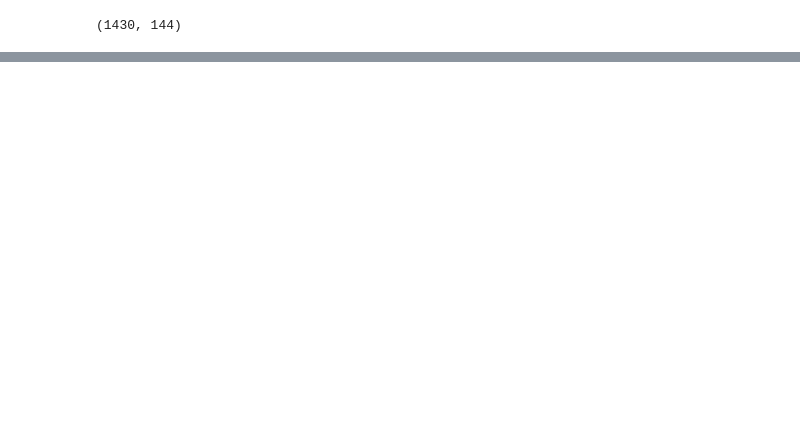
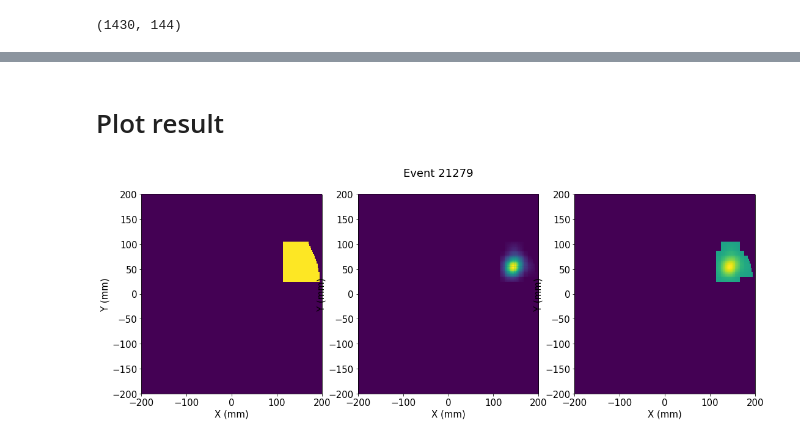
Before and after one commit to jmbenlloch/IC-1, a Jupyter notebook: RESET.ipynb, the cells around one changed output, grey strips where cells are left out. Cells and saved outputs as stored; diff of their text form; code cells hidden in the pictures; blank space fills up the shorter version.

```diff
--- a/RESET.ipynb
+++ b/RESET.ipynb
@@ -250,6 +250,8 @@ sipm_dist = 20.
 point_dist = 20.
 sizeX = 2.
 sizeY = 2.
+sizeX = 10.
+sizeY = 10.
 sipm_thr = 5.
 iterations = 100
 fCathode = True
@@ -725,0 +713,8 @@ func(voxels_d, voxels_out_d, anode_response_d, cath_response_d, pmt_prob_d, sipm
+# %%
+iterations = 3
+for i in range(iterations):
+    if i > 0:
+        voxels_d, voxels_out_d = voxels_out_d, voxels_d
+    print(i)
+
+    func(voxels_d, voxels_out_d, anode_response_d, cath_response_d, pmt_prob_d, sipm_prob_d, selSens_d, np.int32(60), np.int32(144), np.int32(1), block=(1, 1, 1), grid=(60, 1))
@@ -748,0 +780,20 @@ print(voxels[1020])
+# %% [markdown]
+# Plot result
+# %%
+binsX = 400/sizeX
+
+fig, axes = plt.subplots(1, 3, figsize=(18,6))
+fig.suptitle("Event {}".format(evt))
+plt.sca(axes[0])
+_ = hist2d(voxels['x'], voxels['y'], [binsX, binsX], [[-200.,200.],[-200.,200.]], weights= voxels['E'], new_figure=False)
+labels("X (mm)", "Y (mm)", "")
+
+plt.sca(axes[1])
+_ = hist2d(voxels_out['x'], voxels_out['y'], [binsX, binsX], [[-200.,200.],[-200.,200.]], weights= voxels_out['E'], new_figure=False)
+labels("X (mm)", "Y (mm)", "")
+
+plt.sca(axes[2])
+_ = hist2d(imageIter[0], imageIter[1], [binsX, binsX], [[-200.,200.],[-200.,200.]], weights= imageIter[2], new_figure=False)
+labels("X (mm)", "Y (mm)", "")
+# %% [output]
+[figure, added]
```
Also changed, not shown: parts of 28 cells of this notebook, 1 other file.
